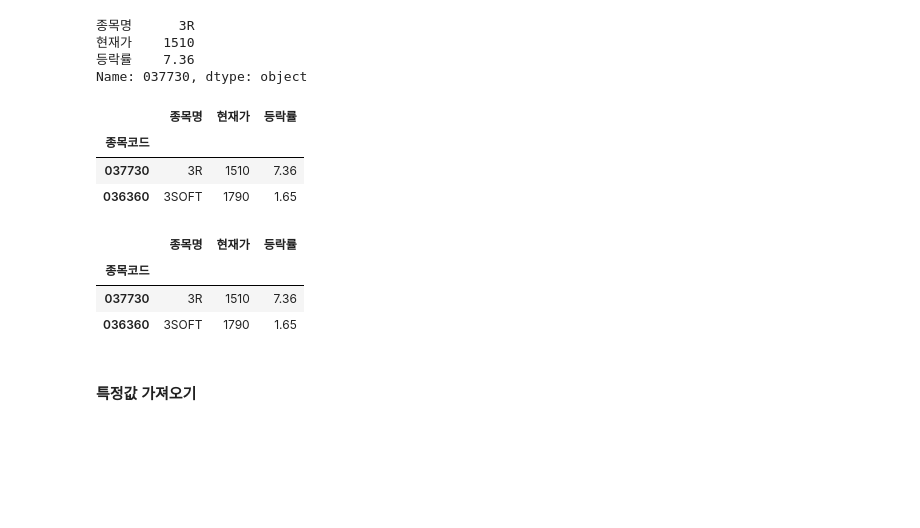
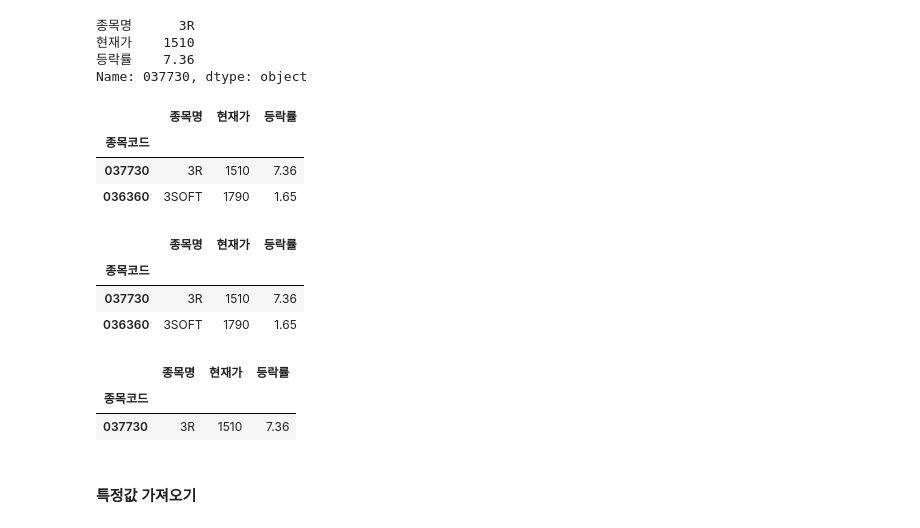
Before and after one commit to KWH9788/lecture, a Jupyter notebook: Finance/ch01-05.ipynb, the cells around one changed output. Saved outputs shown, nothing was run; the diff lists cells and outputs as text; code cells hidden in the pictures; blank space fills up the shorter version.

```diff
--- a/Finance/ch01-05.ipynb
+++ b/Finance/ch01-05.ipynb
@@ -1085,16 +1105,20 @@ Name: 037730, dtype: object
 # %%
 # 불연속적인 인덱싱, 데이터프레임 반환
 display(df.loc[ ["037730", "036360"] ])
 display(df.iloc[[0, 1]])
+display(df.iloc[0:1])
 # %% [output]
 |  | 종목명 | 현재가 | 등락률 |
 | 종목코드 |  |  |  |
 | 037730 | 3R | 1510 | 7.36 |
 | 036360 | 3SOFT | 1790 | 1.65 |
 |  | 종목명 | 현재가 | 등락률 |
 | 종목코드 |  |  |  |
 | 037730 | 3R | 1510 | 7.36 |
 | 036360 | 3SOFT | 1790 | 1.65 |
+|  | 종목명 | 현재가 | 등락률 |
+| 종목코드 |  |  |  |
+| 037730 | 3R | 1510 | 7.36 |
 # %% [markdown]
 #### 특정값 가져오기
 # %%
```
Also changed, not shown: parts of 19 cells of this notebook, 17 other files.
